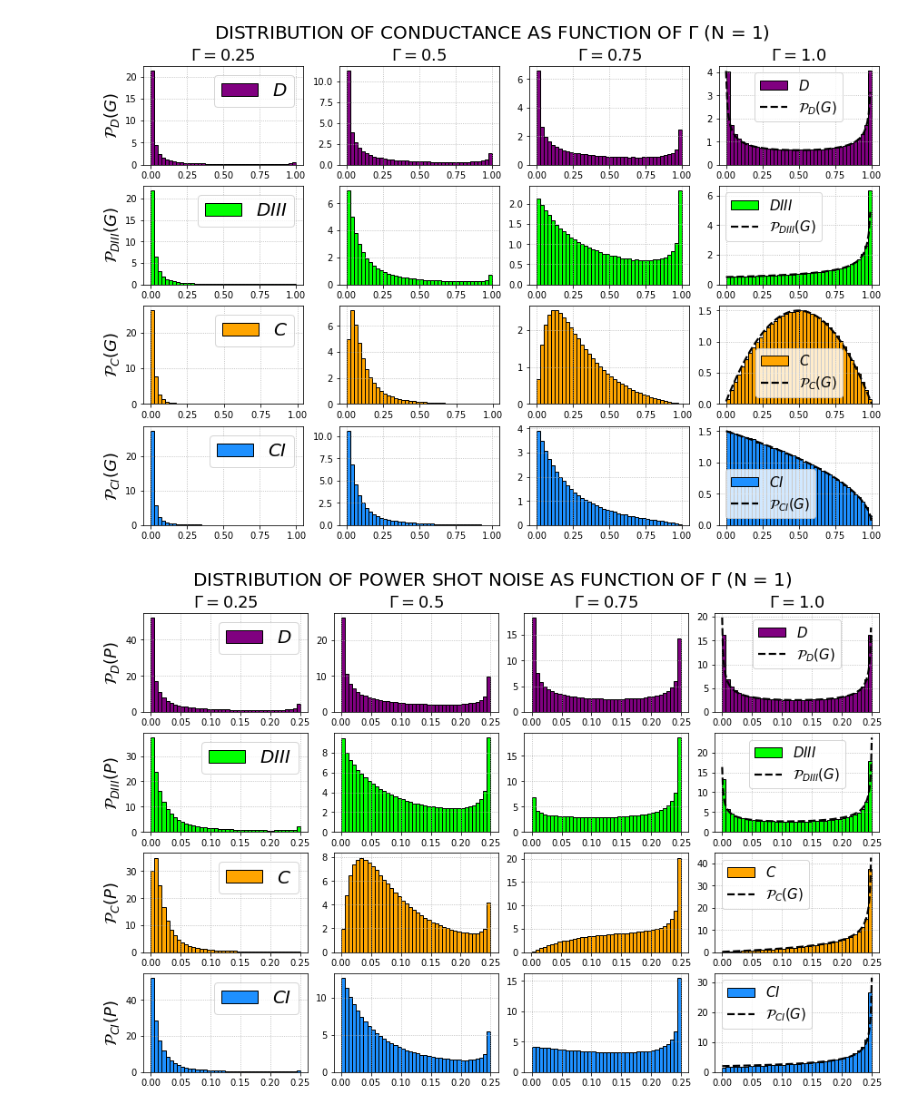
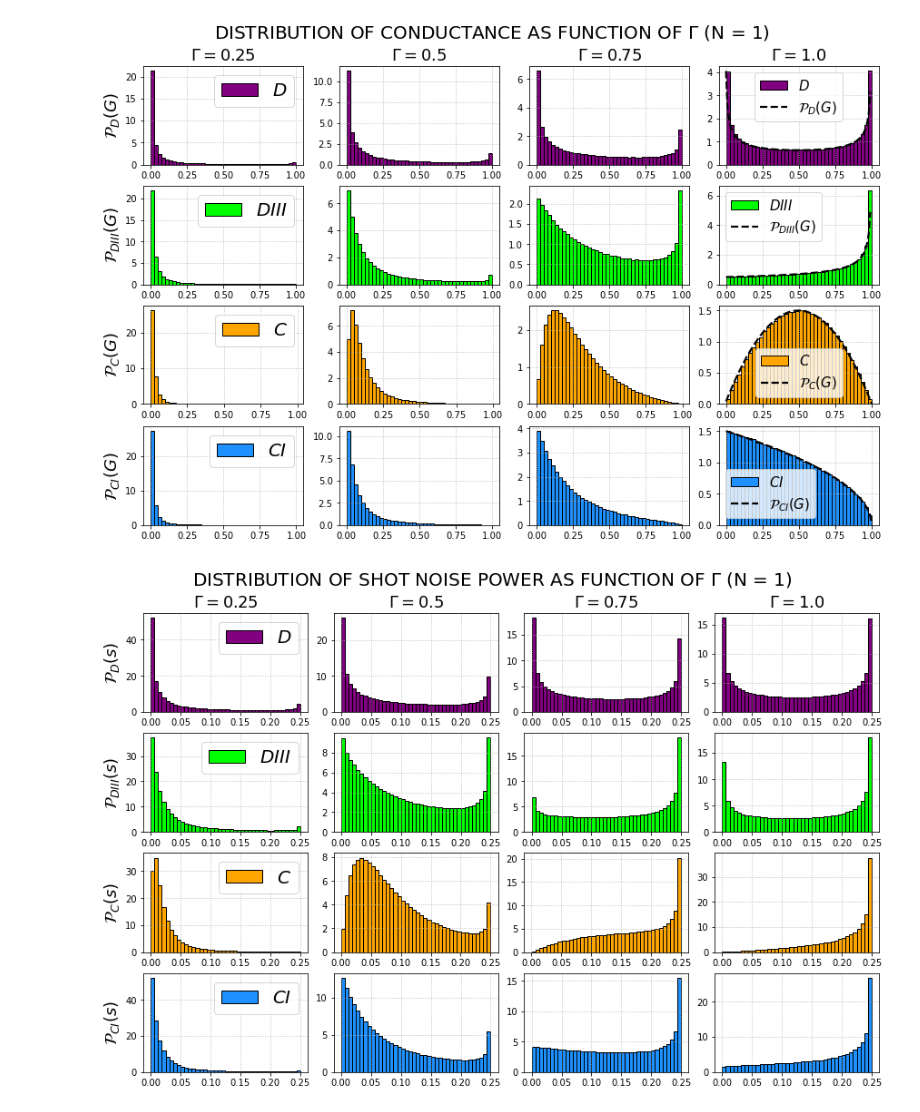
Before and after one commit to Rafffaelb/Andreev_Billiard, a Jupyter notebook: Altland-Zirnbauer/Data_Analysis/Andreev_Conductance_ShotNoise.ipynb, the cells around one changed output. Drawn from its saved outputs; the diff is of its cells as text; code cells hidden in the pictures.

```diff
--- a/Altland-Zirnbauer/Data_Analysis/Andreev_Conductance_ShotNoise.ipynb
+++ b/Altland-Zirnbauer/Data_Analysis/Andreev_Conductance_ShotNoise.ipynb
@@ -969,30 +1018,30 @@ for i in range(0,2):
 
         if (i == 0) and (j == 0):
             axs[0,0].set_title('N = 1', fontsize = 20)
-            axs[0,0].set_ylabel(r'$var(G)$', fontsize = 20)
+            axs[0,0].set_ylabel(r'$var(g)$', fontsize = 20)
 
-            variable_D = varG_D_1; variable_DIII = varG_DIII_1; variable_C = varG_C_1; variable_CI = varG_CI_1
+            variable_D = 4*varG_D_1; variable_DIII = 4*varG_DIII_1; variable_C = 4*varG_C_1; variable_CI = 4*varG_CI_1
 
         else:
             if (i == 1) and (j == 0):
 
                 axs[1,0].set_title('N = 3', fontsize = 20)
-                axs[1,0].set_ylabel(r'$var(G)$', fontsize = 20)
+                axs[1,0].set_ylabel(r'$var(g)$', fontsize = 20)
 
-                variable_D = varG_D_3; variable_DIII = varG_DIII_3; variable_C = varG_C_3; variable_CI = varG_CI_3
+                variable_D = 4*varG_D_3; variable_DIII = 4*varG_DIII_3; variable_C = 4*varG_C_3; variable_CI = 4*varG_CI_3
 
             else:
                 if (i == 0) and (j == 1):
 
                     axs[0,1].set_title('N = 2', fontsize = 20)
 
-                    variable_D = varG_D_2; variable_DIII = varG_DIII_2; variable_C = varG_C_2; variable_CI = varG_CI_2
+                    variable_D = 4*varG_D_2; variable_DIII = 4*varG_DIII_2; variable_C = 4*varG_C_2; variable_CI = 4*varG_CI_2
 
                 else:
                     if (i == 1) and (j == 1):
                         axs[1,1].set_title('N = 10', fontsize = 20)
 
-                        variable_D = varG_D_10; variable_DIII = varG_DIII_10; variable_C = varG_C_10; variable_CI = varG_CI_10
+                        variable_D = 4*varG_D_10; variable_DIII = 4*varG_DIII_10; variable_C = 4*varG_C_10; variable_CI = 4*varG_CI_10
 
         for k in range(0,len(meanG_D_1)):
             axs[i,j].scatter((k)/20, variable_D[k], s = 100, color = 'purple', alpha = 1)
@@ -1046,7 +1095,7 @@ varP_CI_10 = np.var(P_CI_Gamma_N10, axis = 0)
 # %%
 fig, axs = plt.subplots(2,2, figsize = (15,12), constrained_layout = True)
 
-fig.suptitle(r'VARIANCE OF POWER SHOT NOISE AS FUNCTION OF $\Gamma$ FOR DIFFERENT VALUES OF N', fontsize = 20)
+fig.suptitle(r'VARIANCE OF SHOT NOISE POWER AS FUNCTION OF $\Gamma$ FOR DIFFERENT VALUES OF N', fontsize = 20)
 
 N = 1
 
@@ -1055,7 +1104,7 @@ for i in range(0,2):
 
         if (i == 0) and (j == 0):
             axs[0,0].set_title('N = 1', fontsize = 20)
-            axs[0,0].set_ylabel(r'$var(P)$', fontsize = 20)
+            axs[0,0].set_ylabel(r'$var(s)$', fontsize = 20)
 
             variable_D = varP_D_1; variable_DIII = varP_DIII_1; variable_C = varP_C_1; variable_CI = varP_CI_1
 
@@ -1063,7 +1112,7 @@ for i in range(0,2):
             if (i == 1) and (j == 0):
 
                 axs[1,0].set_title('N = 3', fontsize = 20)
-                axs[1,0].set_ylabel(r'$var(P)$', fontsize = 20)
+                axs[1,0].set_ylabel(r'$var(s)$', fontsize = 20)
 
                 variable_D = varP_D_3; variable_DIII = varP_DIII_3; variable_C = varP_C_3; variable_CI = varP_CI_3
 
@@ -1157,51 +1206,51 @@ for j in range(0,4):
 # %%
 fig, axs = plt.subplots(4,4, figsize = (12,8), constrained_layout = True)
 
-fig.suptitle(r'DISTRIBUTION OF POWER SHOT NOISE AS FUNCTION OF $\Gamma$ (N = 1)', fontsize = 20)
+fig.suptitle(r'DISTRIBUTION OF SHOT NOISE POWER AS FUNCTION OF $\Gamma$ (N = 1)', fontsize = 20)
 
 for j in range(0,4):
 
     gamma_idx = 5*j+5
 
     gamma_value = 0.25*gamma_idx/5
 
     axs[0,j].hist(P_D_Gamma_N1[:,gamma_idx], bins = 40, color='purple', label = r'$D$', alpha=1, density = True, histtype='bar', ec='black');
     axs[1,j].hist(P_DIII_Gamma_N1[:,gamma_idx], bins = 40, color='lime', label = r'$DIII$', alpha=1, density = True, histtype='bar', ec='black');
     axs[2,j].hist(P_C_Gamma_N1[:,gamma_idx], bins = 40, color='orange', label = r'$C$', alpha=1, density = True, histtype='bar', ec='black');
     axs[3,j].hist(P_CI_Gamma_N1[:,gamma_idx], bins = 40, color='dodgerblue', label = r'$CI$', alpha=1, density = True, histtype='bar', ec='black');
 
 
     axs[0,j].set_title(r'$\Gamma = $'+ str(gamma_value), fontsize = 18)
 
-    axs[1,0].set_ylabel(r'$\mathcal{P}_{\beta}(P)$', fontsize = 18)
+    axs[1,0].set_ylabel(r'$\mathcal{P}_{\beta}(s)$', fontsize = 18)
 
-    axs[0,0].set_ylabel(r'$\mathcal{P}_{D}(P)$', fontsize = 18)
-    axs[1,0].set_ylabel(r'$\mathcal{P}_{DIII}(P)$', fontsize = 18)
-    axs[2,0].set_ylabel(r'$\mathcal{P}_{C}(P)$', fontsize = 18)
-    axs[3,0].set_ylabel(r'$\mathcal{P}_{CI}(P)$', fontsize = 18)
+    axs[0,0].set_ylabel(r'$\mathcal{P}_{D}(s)$', fontsize = 18)
+    axs[1,0].set_ylabel(r'$\mathcal{P}_{DIII}(s)$', fontsize = 18)
+    axs[2,0].set_ylabel(r'$\mathcal{P}_{C}(s)$', fontsize = 18)
+    axs[3,0].set_ylabel(r'$\mathcal{P}_{CI}(s)$', fontsize = 18)
 
-    if (j == 3):
-        x_D = np.linspace(np.min(P_D[:,0]), np.max(P_D[:,0]), 200)
-        axs[0,3].plot(x_D, Distr_D_N1_Noise(P_D[:,0]), color = 'black', label = r'$\mathcal{P}_{D}(G)$', alpha = 1, linewidth = 2.2, linestyle = 'dashed')
-        axs[0,3].legend(fontsize = 15, loc = "best")
+    #if (j == 3):
+        #x_D = np.linspace(np.min(P_D[:,0]), np.max(P_D[:,0]), 200)
+        #axs[0,3].plot(x_D, Distr_D_N1_Noise(P_D[:,0]), color = 'black', label = r'$\mathcal{P}_{D}(s)$', alpha = 1, linewidth = 2.2, linestyle = 'dashed')
+        #axs[0,3].legend(fontsize = 15, loc = "best")
 
-        x_DIII = np.linspace(np.min(P_DIII[:,0]), np.max(P_DIII[:,0]), 200)
-        axs[1,3].plot(x_DIII, Distr_DIII_N1_Noise(P_DIII[:,0]), color = 'black', label = r'$\mathcal{P}_{DIII}(G)$', alpha = 1, linewidth = 2.2, linestyle = 'dashed')
-        axs[1,3].legend(fontsize = 15, loc = "best")
+        #x_DIII = np.linspace(np.min(P_DIII[:,0]), np.max(P_DIII[:,0]), 200)
+        #axs[1,3].plot(x_DIII, Distr_DIII_N1_Noise(P_DIII[:,0]), color = 'black', label = r'$\mathcal{P}_{DIII}(s)$', alpha = 1, linewidth = 2.2, linestyle = 'dashed')
+        #axs[1,3].legend(fontsize = 15, loc = "best")
 
-        x_C = np.linspace(np.min(P_C[:,0]), np.max(P_C[:,0]), 200)
-        axs[2,3].plot(x_C, Distr_C_N1_Noise(P_C[:,0]), color = 'black', label = r'$\mathcal{P}_{C}(G)$', alpha = 1, linewidth = 2.2, linestyle = 'dashed')
-        axs[2,3].legend(fontsize = 15, loc = "best")
+        #x_C = np.linspace(np.min(P_C[:,0]), np.max(P_C[:,0]), 200)
+        #axs[2,3].plot(x_C, Distr_C_N1_Noise(P_C[:,0]), color = 'black', label = r'$\mathcal{P}_{C}(s)$', alpha = 1, linewidth = 2.2, linestyle = 'dashed')
+        #axs[2,3].legend(fontsize = 15, loc = "best")
 
-        x_CI = np.linspace(np.min(P_CI[:,0]), np.max(P_CI[:,0]), 200)
-        axs[3,3].plot(x_CI, Distr_CI_N1_Noise(P_CI[:,0]), color = 'black', label = r'$\mathcal{P}_{CI}(G)$', alpha = 1, linewidth = 2.2, linestyle = 'dashed')
-        axs[3,3].legend(fontsize = 15, loc = "best")
+        #x_CI = np.linspace(np.min(P_CI[:,0]), np.max(P_CI[:,0]), 200)
+        #axs[3,3].plot(x_CI, Distr_CI_N1_Noise(P_CI[:,0]), color = 'black', label = r'$\mathcal{P}_{CI}(s)$', alpha = 1, linewidth = 2.2, linestyle = 'dashed')
+        #axs[3,3].legend(fontsize = 15, loc = "best")
 
     for i in range(0,4):
         axs[i,0].legend(fontsize = 20)
         axs[i,j].grid(linestyle=':')
 # %% [output]
-[figure, old version]
+[figure, new version]
 # %%
 meanG_U_1 = [4.42276345e-05, 1.74688624e-02, 3.51545366e-02, 5.40983579e-02, 7.24493113e-02, 9.43385482e-02, 1.13935822e-01, 1.36911921e-01
 , 1.58351929e-01, 1.82563785e-01, 2.07181360e-01, 2.32975152e-01,
```
Also changed, not shown: parts of 14 cells of this notebook, 5 other files.
